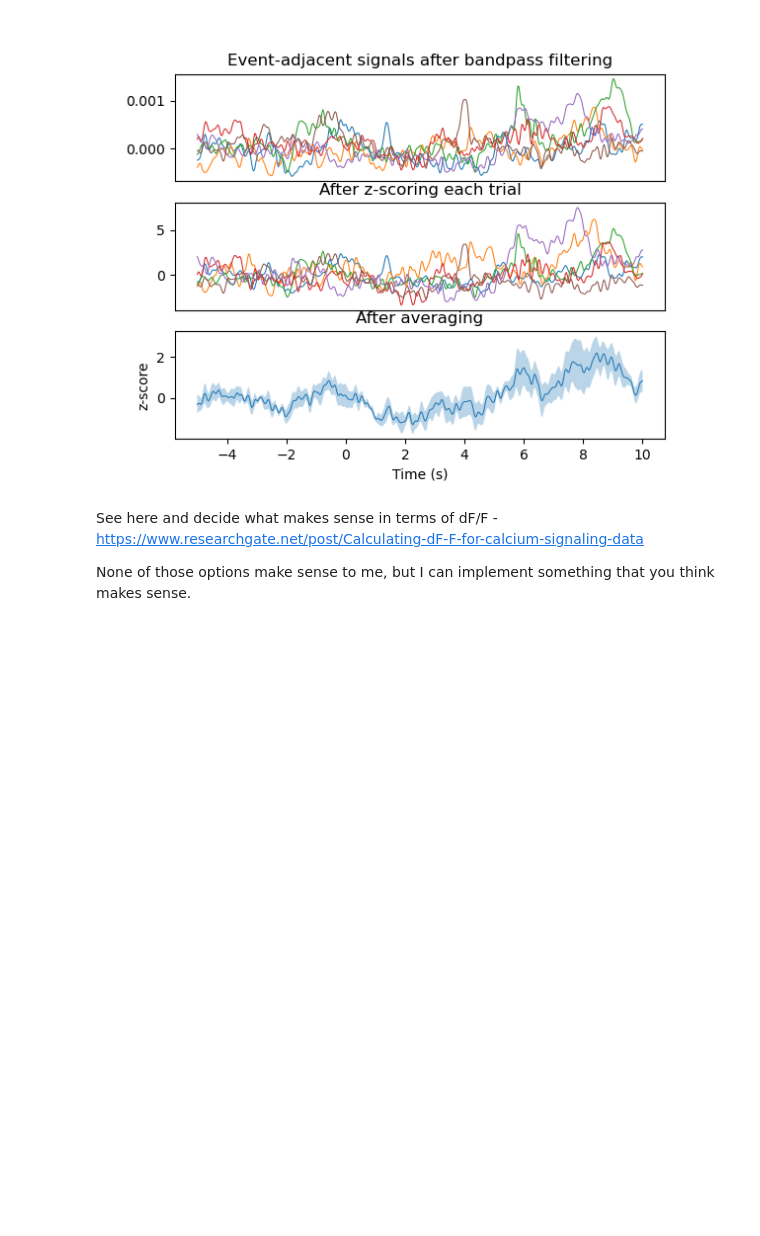
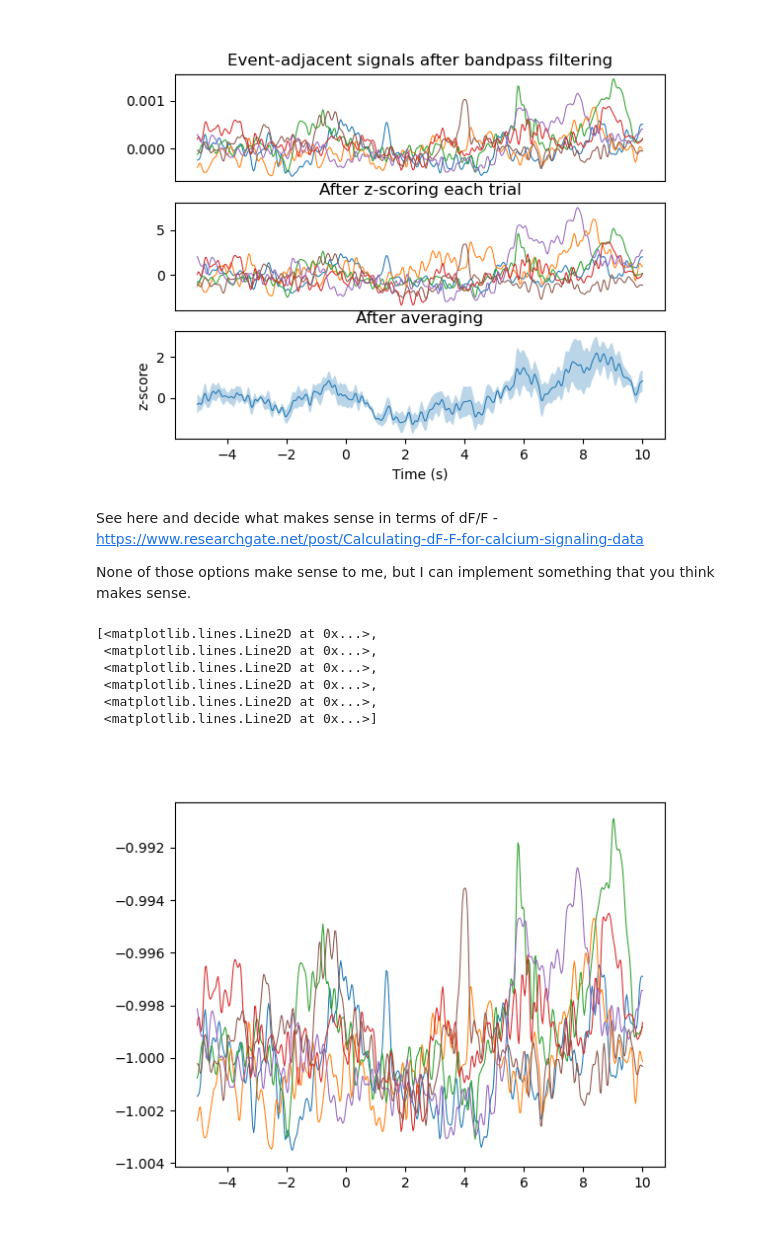
Before and after one commit to praneethnamburi/Photometry_and_Licks_BeyelerLab, a Jupyter notebook: notebooks/lick_analysis.ipynb, the cells around one changed output. Cells and saved outputs as stored; diff of their text form; code cells hidden in the pictures; blank space fills up the shorter version.

```diff
--- a/notebooks/lick_analysis.ipynb
+++ b/notebooks/lick_analysis.ipynb
@@ -19,6 +19,7 @@ default_params = {
     'detrend_lambda'    : 1e6,
     'f_bandpass'        : (0.2, 6),
 }
+mouse_id = 'Mouse10G'
 
 
 d = ab.Dataset(fdir, **default_params)
@@ -42,8 +43,8 @@ for this_ax in ax:
 # %% [output]
 [figure]
 # %%
-m = d('Mouse10G').GCaMP
-m_ref = d('Mouse10G').isos[m._t0 + p.discard_initial_s:].detrend_airPLS(p.detrend_lambda)
+m = d(mouse_id).GCaMP
+m_ref = d(mouse_id).isos[m._t0 + p.discard_initial_s:].detrend_airPLS(p.detrend_lambda)
 m_proc = m[m._t0 + p.discard_initial_s:].detrend_airPLS(p.detrend_lambda).regress(m_ref).bandpass(*p.f_bandpass)
 m_trend = m[m._t0 + p.discard_initial_s:].get_trend_airPLS(p.detrend_lambda) # F for df/F
 
@@ -68,7 +69,7 @@ ax[1, 1].set_title('Step 4: bandpass')
 Text(0.5, 1.0, 'Step 4: bandpass')
 [figure]
 # %%
-m_lickstart = d('Mouse10G').lick_times
+m_lickstart = d(mouse_id).lick_times
 events = tuple(m_lickstart.bout_start())
 event_signals = sampled.Siglets(m_proc, events, window=(-5., 10.)) # set event window here (including baseline)
 baseline_signals = sampled.Siglets(m_proc, events, window=(-5., 0.)) # set baseline window here
@@ -102,3 +103,14 @@ None of those options make sense to me, but I can implement something that you t
 # %%
 baseline_f = m_trend[events]
 event_signals_dff = (event_signals().T - baseline_f)/baseline_f
+
+plt.figure()
+plt.plot(event_signals.window.t, event_signals_dff)
+# %% [output]
+[<matplotlib.lines.Line2D at 0x...>,
+ <matplotlib.lines.Line2D at 0x...>,
+ <matplotlib.lines.Line2D at 0x...>,
+ <matplotlib.lines.Line2D at 0x...>,
+ <matplotlib.lines.Line2D at 0x...>,
+ <matplotlib.lines.Line2D at 0x...>]
+[figure, added]
```
Also changed, not shown: parts of 1 cell of this notebook.
